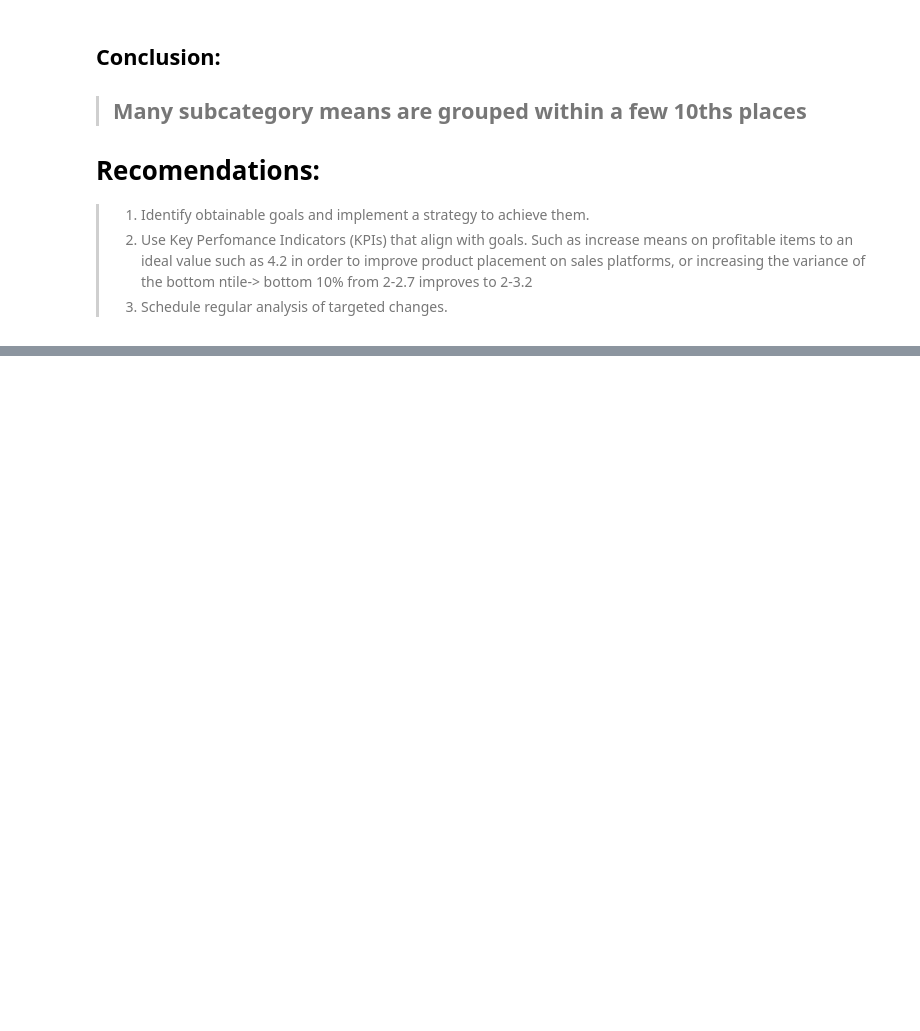
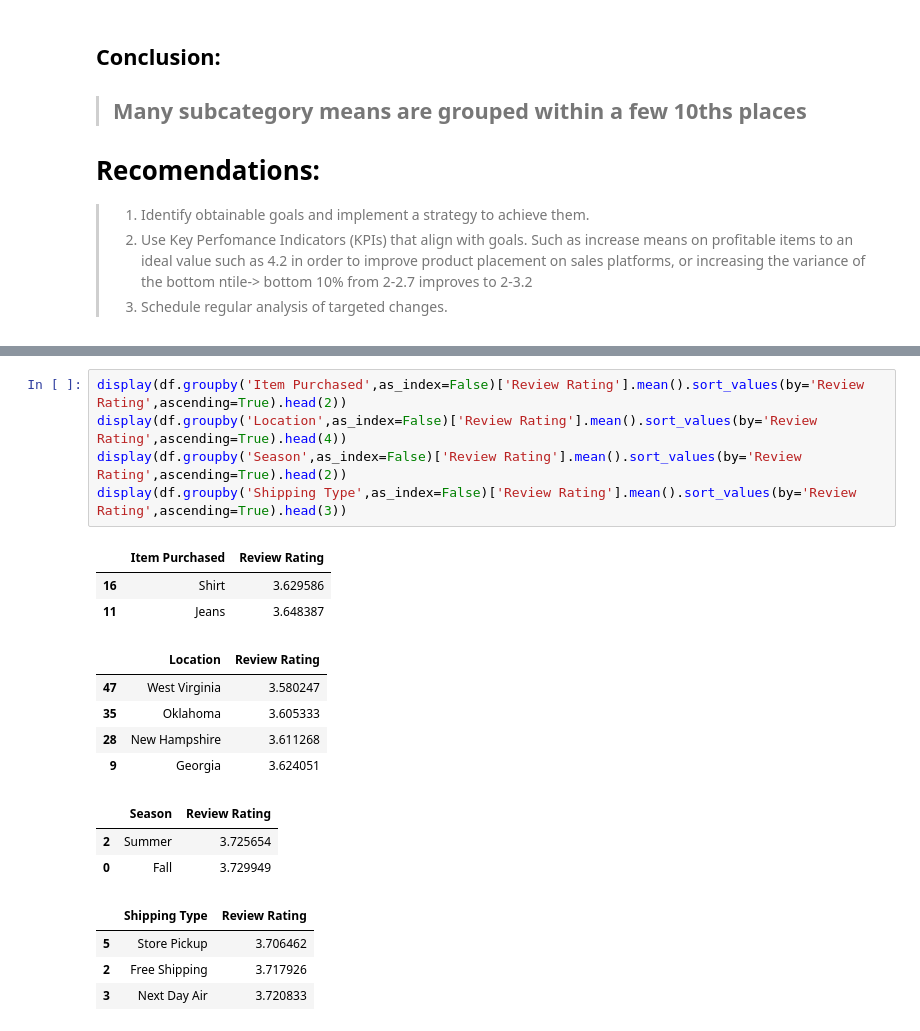
Before and after one commit to Leeishere/Consumer_Habits, a Jupyter notebook: Analyze_Reviews.ipynb, the cells around one changed output, grey strips where cells are left out. Saved outputs shown, nothing was run; the diff lists cells and outputs as text; blank space fills up the shorter version.

```diff
--- a/Analyze_Reviews.ipynb
+++ b/Analyze_Reviews.ipynb
@@ -248 +280,22 @@ for x_axis in x_axises:
+# %%
+display(df.groupby('Item Purchased',as_index=False)['Review Rating'].mean().sort_values(by='Review Rating',ascending=True).head(2))
+display(df.groupby('Location',as_index=False)['Review Rating'].mean().sort_values(by='Review Rating',ascending=True).head(4))
+display(df.groupby('Season',as_index=False)['Review Rating'].mean().sort_values(by='Review Rating',ascending=True).head(2))
+display(df.groupby('Shipping Type',as_index=False)['Review Rating'].mean().sort_values(by='Review Rating',ascending=True).head(3))
+# %% [output]
+|  | Item Purchased | Review Rating |
+| 16 | Shirt | 3.629586 |
+| 11 | Jeans | 3.648387 |
+|  | Location | Review Rating |
+| 47 | West Virginia | 3.580247 |
+| 35 | Oklahoma | 3.605333 |
+| 28 | New Hampshire | 3.611268 |
+| 9 | Georgia | 3.624051 |
+|  | Season | Review Rating |
+| 2 | Summer | 3.725654 |
+| 0 | Fall | 3.729949 |
+|  | Shipping Type | Review Rating |
+| 5 | Store Pickup | 3.706462 |
+| 2 | Free Shipping | 3.717926 |
+| 3 | Next Day Air | 3.720833 |
 # %%
```
Also changed, not shown: parts of 10 cells of this notebook, 7 other files.
